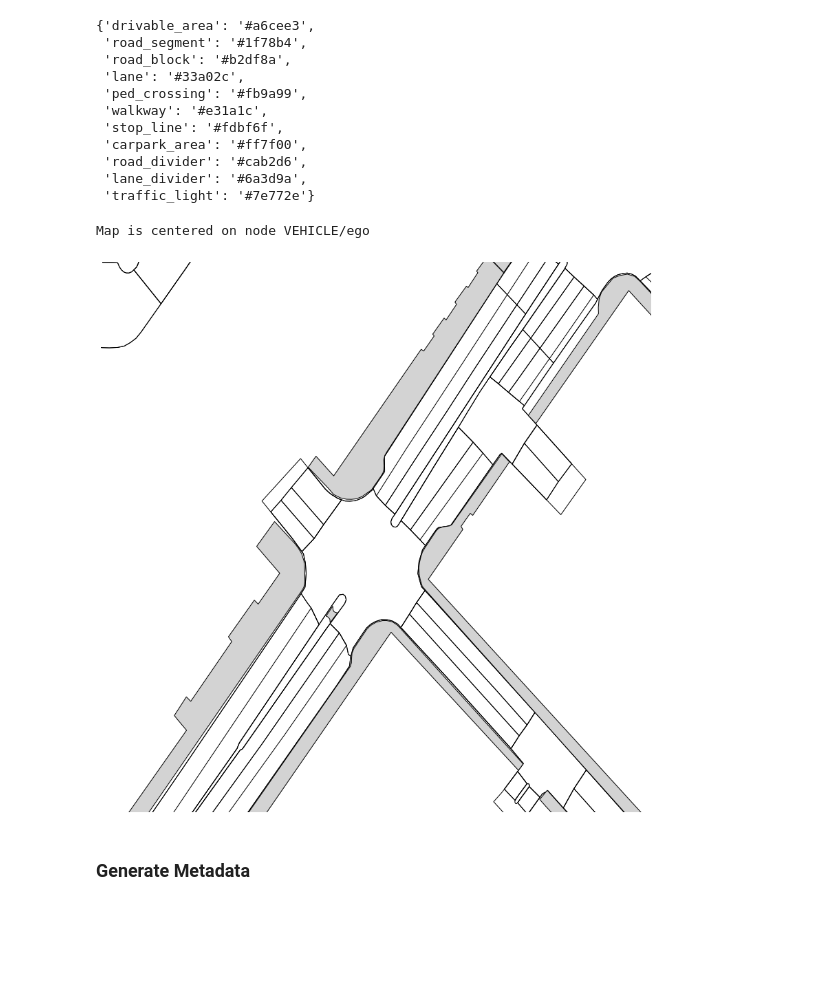
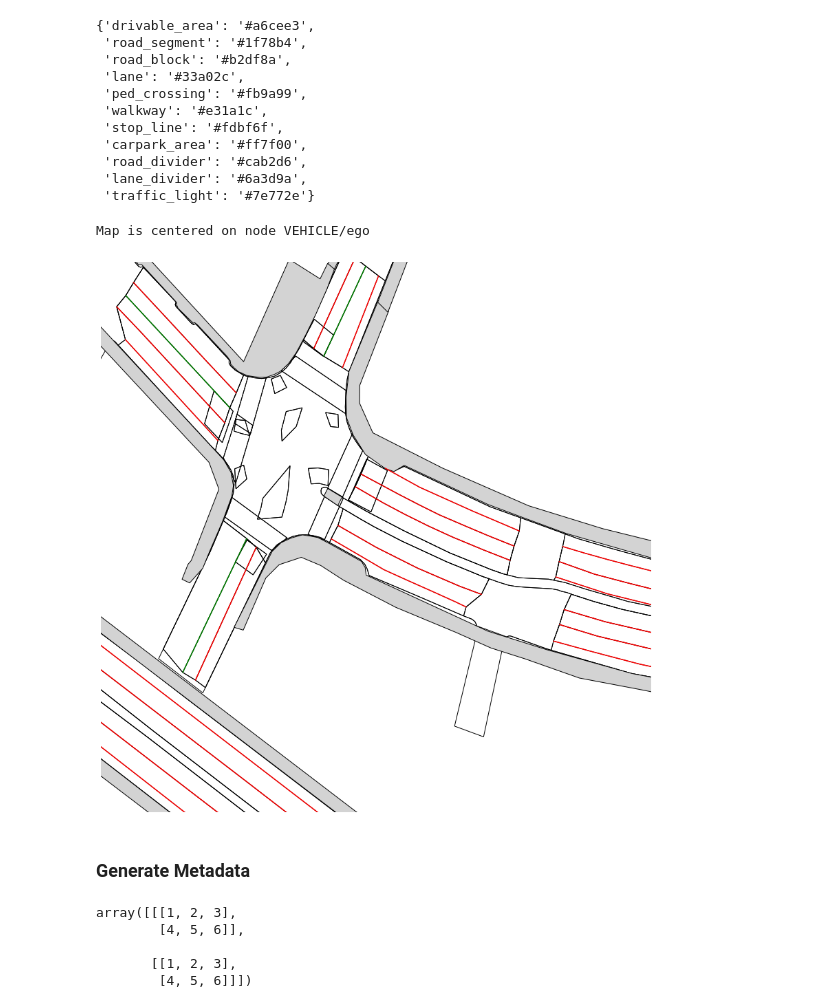
Before and after one commit to fireofearth/Trajectron-plus-plus, a Jupyter notebook: experiments/nuScenes/obtain-forecasts-metadata.ipynb, the cells around one changed output. Cells and saved outputs as stored; diff of their text form; code cells hidden in the pictures; blank space fills up the shorter version.

```diff
--- a/experiments/nuScenes/obtain-forecasts-metadata.ipynb
+++ b/experiments/nuScenes/obtain-forecasts-metadata.ipynb
@@ -178,7 +181,10 @@ def sample_8():
     # send to Heejin
     return get_scene('556'), 6
 
-scene, t = sample_8()
+def sample_9():
+    return get_scene('1'), 6
+
+scene, t = sample_1()
 
 ph = 8
 num_samples = 100
@@ -406,8 +419,9 @@ def plot_behavior(z, predictions, nodes):
 # %%
-z,zz, predictions, nodes, predictions_dict, latent_probs = generate_vehicle_latents(
-        num_samples=500,
-        z_mode=False, gmm_mode = False,
-        full_dist = False, all_z_sep = False)
+with torch.no_grad():
+    z,zz, predictions, nodes, predictions_dict, latent_probs = generate_vehicle_latents(
+            num_samples=500,
+            z_mode=False, gmm_mode = False,
+            full_dist = False, all_z_sep = False)
 # %%
 colors = cm.nipy_spectral(np.linspace(0, 1, 25))
 z_counts = np.sum(zz, axis=0) / z.shape[1]
@@ -474,10 +488,11 @@ fig.savefig(fp)
 # %% [markdown]
 ### Generate Predictions
 # %%
-z,zz, predictions, nodes, predictions_dict, latent_probs = generate_vehicle_latents(
-        num_samples=6000,
-        z_mode=False, gmm_mode = False,
-        full_dist = False, all_z_sep = False)
+with torch.no_grad():
+    z,zz, predictions, nodes, predictions_dict, latent_probs = generate_vehicle_latents(
+            num_samples=6000,
+            z_mode=False, gmm_mode = False,
+            full_dist = False, all_z_sep = False)
 # %% [markdown]
 ### Save map section and obtain dimensions
 
@@ -531,37 +551,52 @@ label_names = [
     'road_segment',
     'drivable_area',
     'road_divider',
     'lane_divider',
-#     'stop_line',
-#     'ped_crossing',
+    'stop_line',
+    'ped_crossing',
     'walkway'
 ]
+# original label names used as input to model
+label_names = ['lane',
+        'road_segment',
+        'drivable_area',
+        'road_divider',
+        'lane_divider',
+        'stop_line',
+        'ped_crossing',
+        'stop_line',
+        'ped_crossing',
+        'walkway']
+
 for label_name, _ in nusc_map.explorer.color_map.items():
     nusc_map.explorer.color_map[label_name] = 'none'
 nusc_map.explorer.color_map['walkway'] = 'lightgrey'
+
+nusc_map.explorer.color_map['lane_divider'] = 'red'
+nusc_map.explorer.color_map['road_divider'] = 'green'
 
 # set the figure size in pixels
 # https://matplotlib.org/stable/gallery/subplots_axes_and_figures/figure_size_units.html
 px = 1/plt.rcParams['figure.dpi']  # pixel in inches
 patch_px_size = np.array([800, 800])
 figsize = patch_px_size * px
 
 # API from
 # https://github.com/nutonomy/nuscenes-devkit/blob/master/python-sdk/nuscenes/map_expansion/map_api.py
 fig, ax = nusc_map.render_map_patch(patch_extent, label_names,
         figsize=figsize, alpha=1, render_egoposes_range=False, render_legend=False)
 
 fig.gca().set_axis_off()
 fig.subplots_adjust(top = 1, bottom = 0, right = 1, left = 0,
             hspace = 0, wspace = 0)
 fig.gca().xaxis.set_major_locator(plt.NullLocator())
 fig.gca().yaxis.set_major_locator(plt.NullLocator())
 fn = f"predict_scene{scene.name}_t{timesteps[0]}_map.png"
 fp = os.path.join('plots', fn)
-fig.savefig(fp, bbox_inches = 'tight', pad_inches = 0)
+# fig.savefig(fp, bbox_inches = 'tight', pad_inches = 0)
 # %% [output]
 Map is centered on node VEHICLE/ego
-[figure, old version]
+[figure, new version]
 # %% [markdown]
 ### Generate Metadata
 # %%
@@ -598,6 +633,15 @@ for idx, node in enumerate(nodes):
     zn = z[idx]
     for jdx, p in enumerate(player_predict):
         vehicle_payload['latent_predictions'][zn[jdx]]['predictions'].append(p)
+# %%
+A = np.array([[1,2,3],[4,5,6]])
+np.array([A, A])
+# %% [output]
+array([[[1, 2, 3],
+        [4, 5, 6]],
+
+       [[1, 2, 3],
+        [4, 5, 6]]])
 # %%
 fn = f"predict_scene{payload['scene']}_t{payload['timestep']}_meta.json"
 fp = os.path.join('plots', fn)
```
Also changed, not shown: parts of 10 cells of this notebook, 6 other files.
